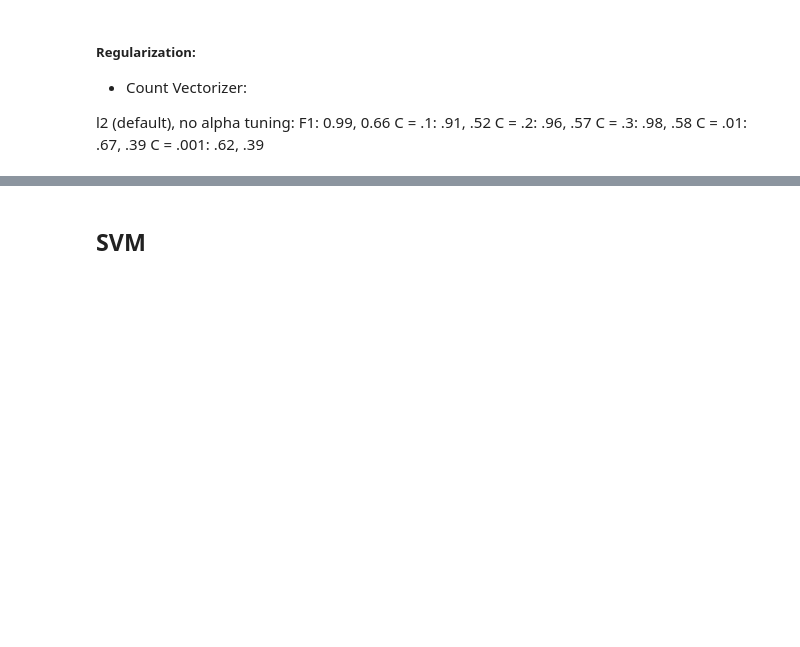
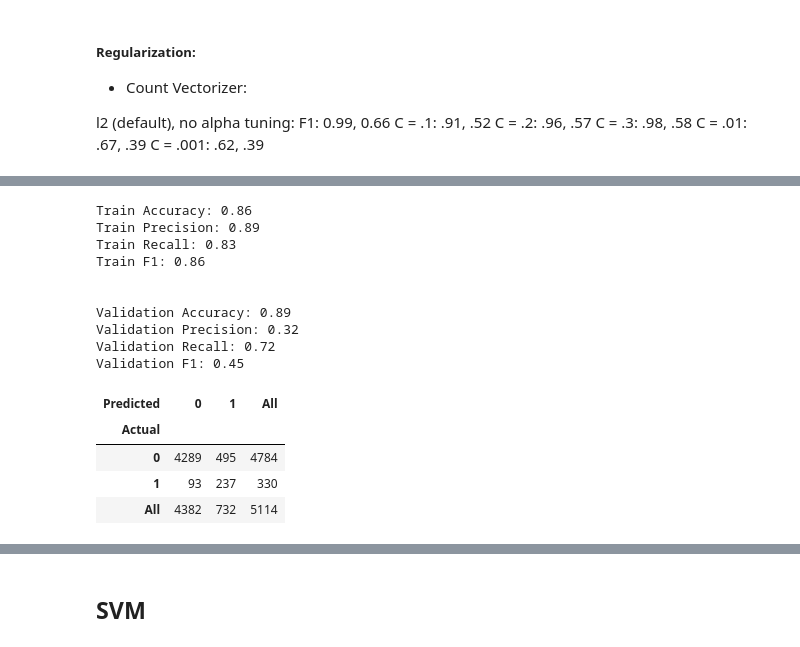
Before and after one commit to mguptaphd/Twitter-Hate-Classification-Project, a Jupyter notebook: 7-23-Twitter-Classification-Notebook.ipynb, the cells around one changed output, grey strips where cells are left out. Cells and saved outputs as stored; diff of their text form; code cells hidden in the pictures; blank space fills up the shorter version.

```diff
--- a/7-23-Twitter-Classification-Notebook.ipynb
+++ b/7-23-Twitter-Classification-Notebook.ipynb
@@ -356,0 +341,20 @@ Validation F1: 0.5
+# %%
+wrapper_single_vectorization(X_train_up.lem_tweet, y_train_up, X_val.lem_tweet, y_val,
+                            LogisticRegression(class_weight='balanced', penalty = 'l1', C=.05), count_vect,
+                            apply_smote = False)
+# %% [output]
+Train Accuracy: 0.86
+Train Precision: 0.89
+Train Recall: 0.83
+Train F1: 0.86
+
+
+Validation Accuracy: 0.89
+Validation Precision: 0.32
+Validation Recall: 0.72
+Validation F1: 0.45
+| Predicted | 0 | 1 | All |
+| Actual |  |  |  |
+| 0 | 4289 | 495 | 4784 |
+| 1 | 93 | 237 | 330 |
+| All | 4382 | 732 | 5114 |
```
Also changed, not shown: parts of 115 cells of this notebook, 5 other files.
